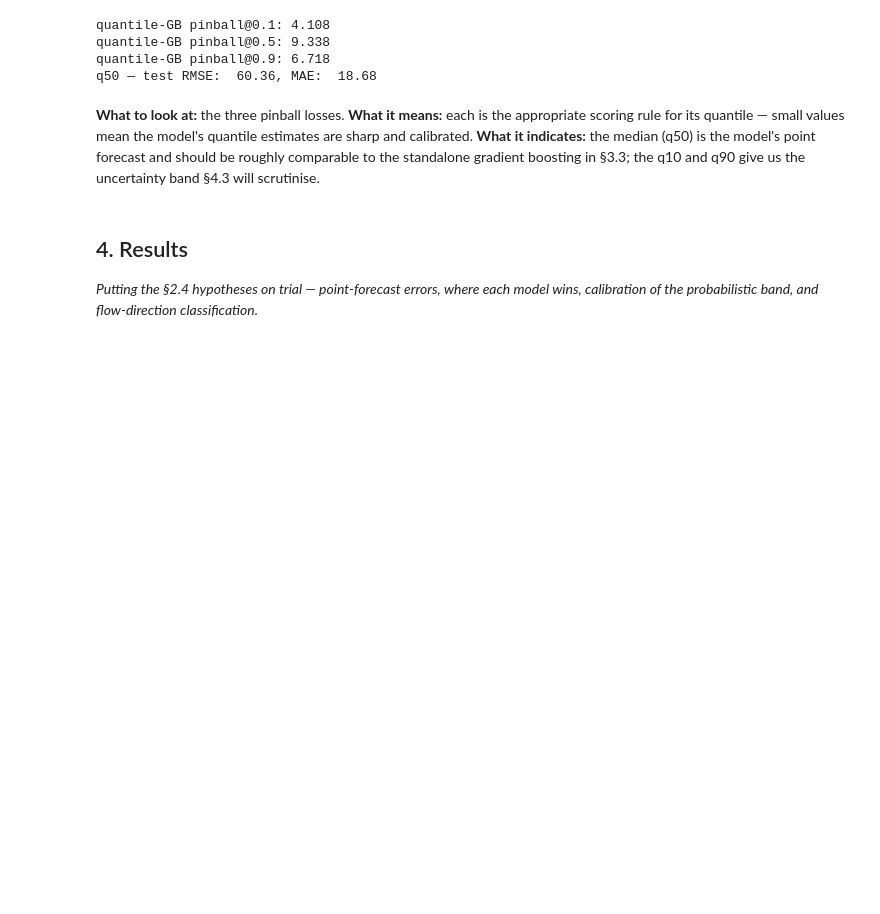
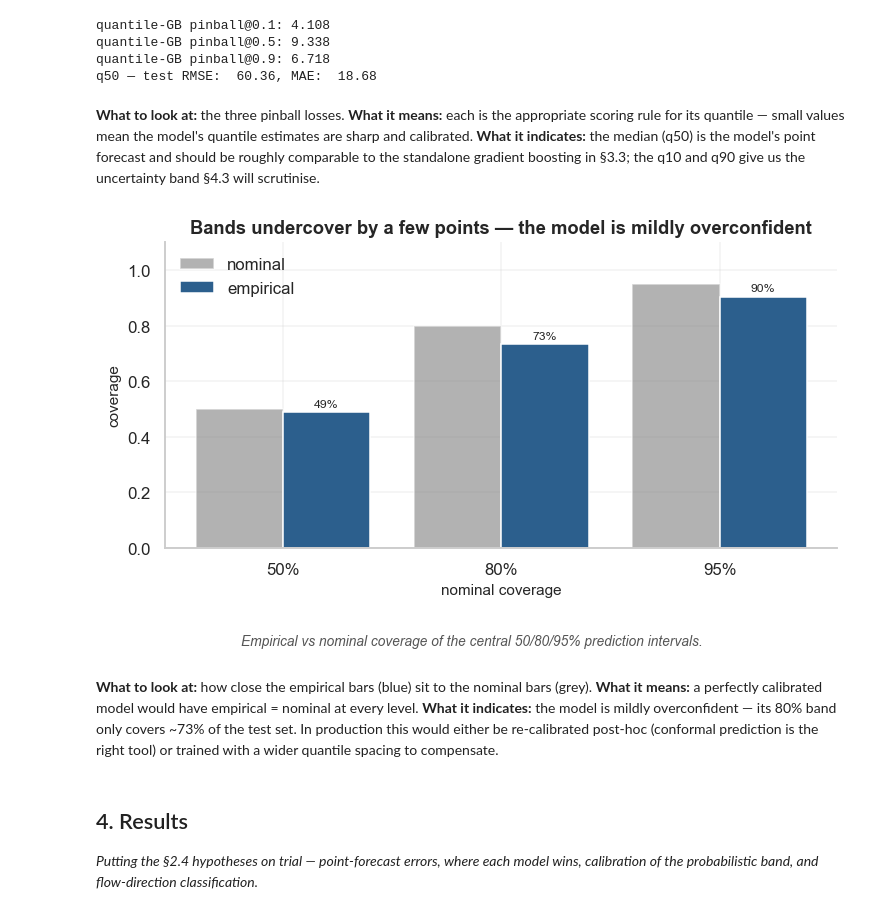
Before and after one commit to Ahmad-Jaradat-Space/tas1-price-basslink-forecast, a Jupyter notebook: notebook.ipynb, the cells around one changed output. Drawn from its saved outputs; the diff is of its cells as text; code cells hidden in the pictures; blank space fills up the shorter version.

```diff
--- a/notebook.ipynb
+++ b/notebook.ipynb
@@ -286,6 +299,38 @@ mean the model's quantile estimates are sharp and calibrated. **What
 it indicates:** the median (q50) is the model's point forecast and
 should be roughly comparable to the standalone gradient boosting in
 §3.3; the q10 and q90 give us the uncertainty band §4.3 will scrutinise.
+# %%
+# coverage at three nominal levels: 50, 80, 95
+q025 = HistGradientBoostingRegressor(loss="quantile", quantile=0.025,
+    max_iter=400, learning_rate=0.05, max_depth=6, random_state=0).fit(X[tr], y_price[tr]).predict(X[te])
+q975 = HistGradientBoostingRegressor(loss="quantile", quantile=0.975,
+    max_iter=400, learning_rate=0.05, max_depth=6, random_state=0).fit(X[tr], y_price[tr]).predict(X[te])
+q25 = HistGradientBoostingRegressor(loss="quantile", quantile=0.25,
+    max_iter=400, learning_rate=0.05, max_depth=6, random_state=0).fit(X[tr], y_price[tr]).predict(X[te])
+q75 = HistGradientBoostingRegressor(loss="quantile", quantile=0.75,
+    max_iter=400, learning_rate=0.05, max_depth=6, random_state=0).fit(X[tr], y_price[tr]).predict(X[te])
+
+cov = {
+    0.50: float(((y_true_te >= q25)  & (y_true_te <= q75)).mean()),
+    0.80: float(((y_true_te >= q10)  & (y_true_te <= q90)).mean()),
+    0.95: float(((y_true_te >= q025) & (y_true_te <= q975)).mean()),
+}
+fig, ax = plt.subplots(figsize=(7, 3.8))
+plots.quantile_calibration_bar(cov, ax=ax)
+ax.set_title("Bands undercover by a few points — the model is mildly overconfident")
+plots.caption(fig, "Empirical vs nominal coverage of the central 50/80/95% prediction intervals.")
+plt.tight_layout()
+plt.show()
+# %% [output]
+[figure, added]
+# %% [markdown]
+**What to look at:** how close the empirical bars (blue) sit to
+the nominal bars (grey). **What it means:** a perfectly calibrated
+model would have empirical = nominal at every level. **What it
+indicates:** the model is mildly overconfident — its 80% band only
+covers ~73% of the test set. In production this would either be
+re-calibrated post-hoc (conformal prediction is the right tool) or
+trained with a wider quantile spacing to compensate.
 # %% [markdown]
 ## 4. Results
 
```
Also changed, not shown: parts of 2 cells of this notebook, 1 other file.
